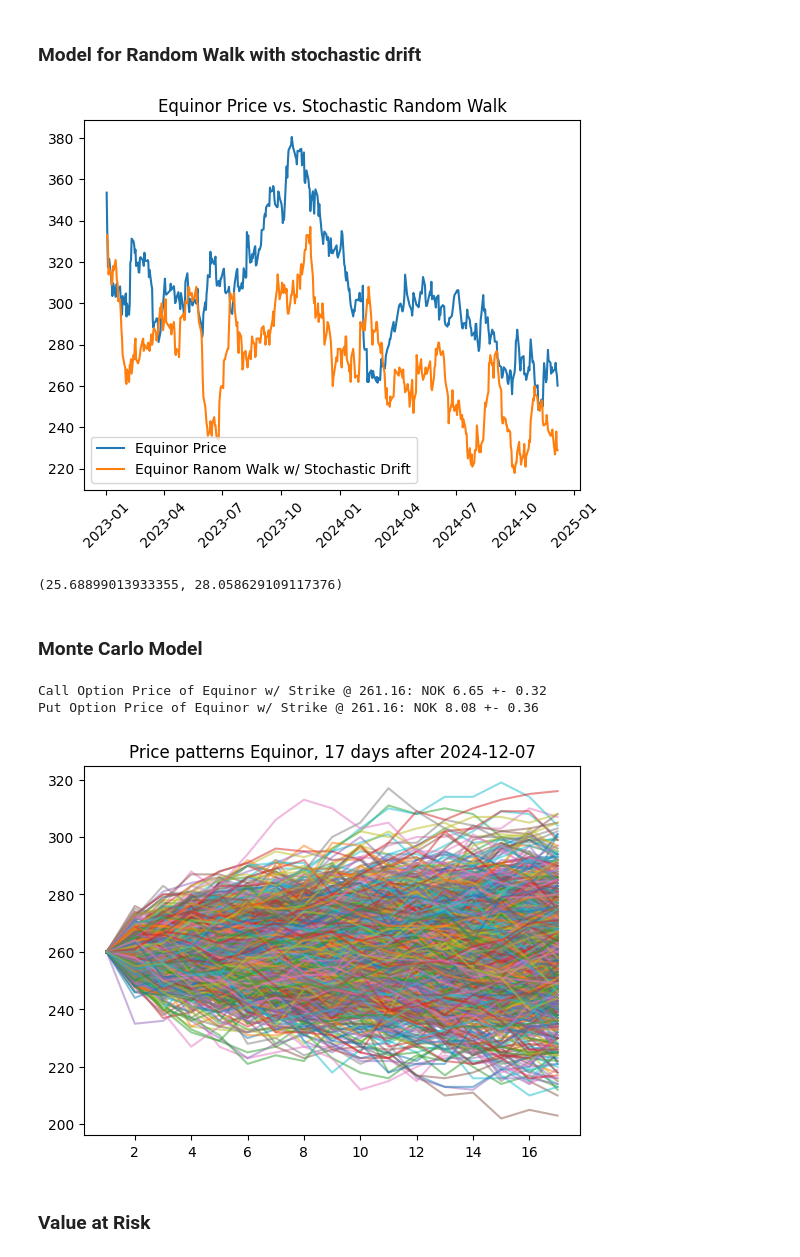
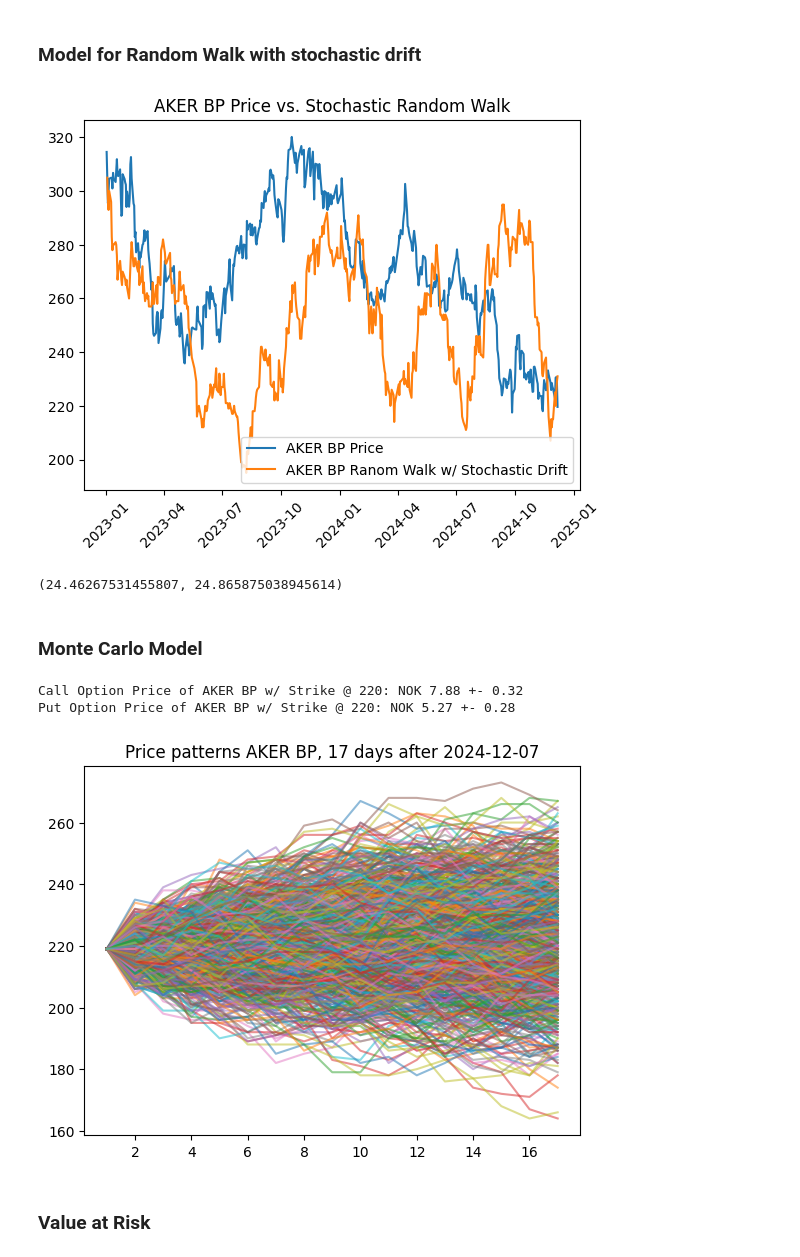
Before and after one commit to nathsten/stochastic-analysis, a Jupyter notebook: Options.ipynb, the cells around one changed output. Drawn from its saved outputs; the diff is of its cells as text; code cells hidden in the pictures.

```diff
--- a/Options.ipynb
+++ b/Options.ipynb
@@ -16,8 +16,8 @@ from scipy import stats
 from matplotlib import pyplot as plt
 import statsmodels.api as sm
 # %%
-stock = "Equinor"
-ticker = "EQNR.OL"
+stock = "AKER BP"
+ticker = "AKRBP.OL"
 today = dt.datetime.today()
 
 df = yf.download(ticker, start='2023-01-01', end=today, period='1d')
@@ -122,12 +122,12 @@ plt.show()
 
 (np.sqrt(np.var(S_t)), vol)
 # %% [output]
-[figure, old version]
+[figure, new version]
-(25.68899013933355, 28.058629109117376)
+(24.46267531455807, 24.865875038945614)
 # %% [markdown]
 ### Monte Carlo Model
 # %%
-K = 261.16
+K = 220
 T = 17
 M = 1000
 r = 0.045
@@ -140,36 +140,36 @@ Ps = []
 for i in range(M):
     S_t = np.repeat(0, T)
     S_t[0] = S[-1]
     for j in range(T-1):
         drift = np.random.normal(coefs['const'], 0.5*sde['const'])
         u = ser*np.random.normal()
         L = np.linalg.cholesky(drift_resid.corr())
         dift, u_t = np.dot(L, np.array([drift, u]))
         S_t[j+1] = drift + (j+N)*coefs['Time'] + S_t[j]*coefs['S_lag'] + u_t
 
     Ct = max(0, S_t[-1] - K)
     C0 = np.exp(-r*y)*Ct
     Cs.append(C0)
 
     Pt = max(0, K - S_t[-1])
     P0 = np.exp(-r*y)*Pt
     Ps.append(P0)
     paths.append(S_t)
     plt.plot(range(1, T+1), S_t, alpha=0.5)
 
 C0 = round(np.mean(Cs), 2)
 sde_c = round(np.sqrt(np.var(Cs))/np.sqrt(M), 2)
 P0 = round(np.mean(Ps), 2)
 sde_p = round(np.sqrt(np.var(Ps))/np.sqrt(M), 2)
 
 print(f"Call Option Price of {stock} w/ Strike @ {K}: NOK {C0} +- {sde_c}")
 print(f"Put Option Price of {stock} w/ Strike @ {K}: NOK {P0} +- {sde_p}")
 plt.title(f"Price patterns {stock}, {T} days after {today.date()}")
 plt.show()
 # %% [output]
-Call Option Price of Equinor w/ Strike @ 261.16: NOK 6.65 +- 0.32
-Put Option Price of Equinor w/ Strike @ 261.16: NOK 8.08 +- 0.36
+Call Option Price of AKER BP w/ Strike @ 220: NOK 7.88 +- 0.32
+Put Option Price of AKER BP w/ Strike @ 220: NOK 5.27 +- 0.28
-[figure, old version]
+[figure, new version]
 # %% [markdown]
 ### Value at Risk
 # %%
```
Also changed, not shown: parts of 5 cells of this notebook, 1 other file.
